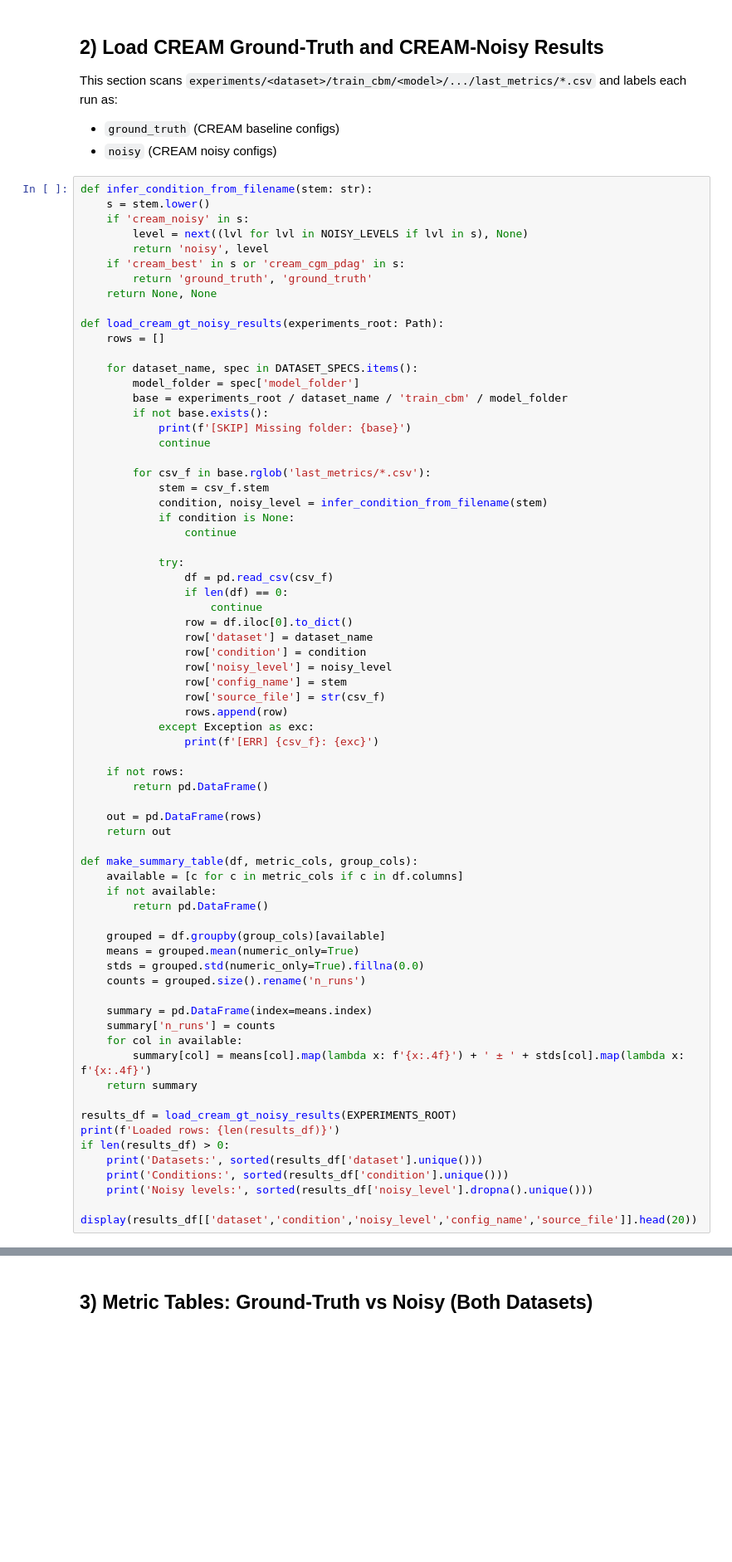
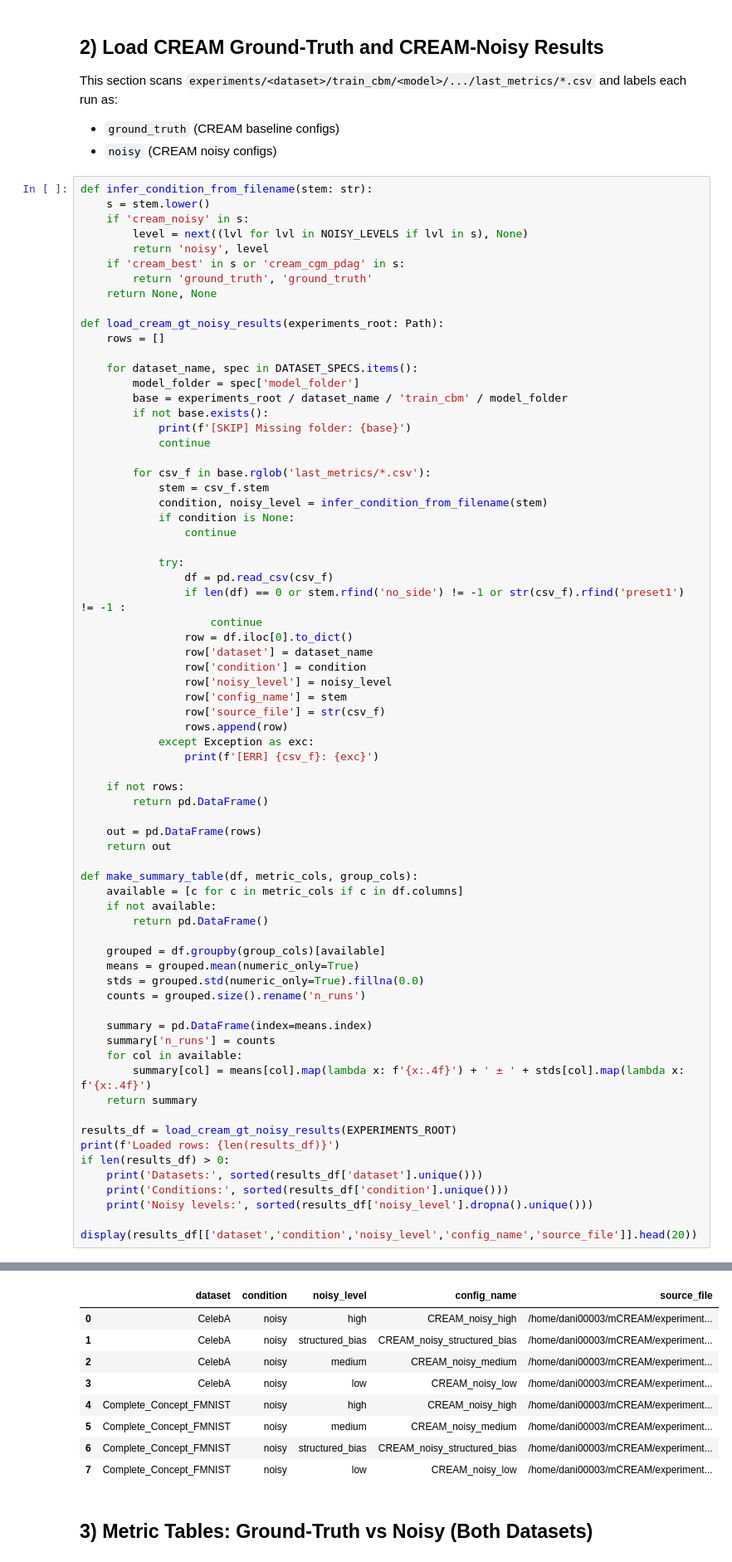
Before and after one commit to daniyaniazi/mCREAM, a Jupyter notebook: notebook/cream_noisy_analysis.ipynb, the cells around one changed output, grey strips where cells are left out. Shown at 83% size. Saved outputs shown, nothing was run; the diff lists cells and outputs as text; blank space fills up the shorter version.

```diff
--- a/notebook/cream_noisy_analysis.ipynb
+++ b/notebook/cream_noisy_analysis.ipynb
@@ -142,7 +149,7 @@ def load_cream_gt_noisy_results(experiments_root: Path):
 
             try:
                 df = pd.read_csv(csv_f)
-                if len(df) == 0:
+                if len(df) == 0 or stem.rfind('no_side') != -1 or str(csv_f).rfind('preset1') != -1 :
                     continue
                 row = df.iloc[0].to_dict()
                 row['dataset'] = dataset_name
@@ -183,3 +190,4 @@ if len(results_df) > 0:
     print('Conditions:', sorted(results_df['condition'].unique()))
     print('Noisy levels:', sorted(results_df['noisy_level'].dropna().unique()))
     display(results_df[['dataset','condition','noisy_level','config_name','source_file']].head(20))
+# %% [output]
@@ -186,3 +198,12 @@ if len(results_df) > 0:
+|  | dataset | condition | noisy_level | config_name | source_file |
+| 0 | CelebA | noisy | high | CREAM_noisy_high | /home/dani00003/mCREAM/experiment... |
+| 1 | CelebA | noisy | structured_bias | CREAM_noisy_structured_bias | /home/dani00003/mCREAM/experiment... |
+| 2 | CelebA | noisy | medium | CREAM_noisy_medium | /home/dani00003/mCREAM/experiment... |
+| 3 | CelebA | noisy | low | CREAM_noisy_low | /home/dani00003/mCREAM/experiment... |
+| 4 | Complete_Concept_FMNIST | noisy | high | CREAM_noisy_high | /home/dani00003/mCREAM/experiment... |
+| 5 | Complete_Concept_FMNIST | noisy | medium | CREAM_noisy_medium | /home/dani00003/mCREAM/experiment... |
+| 6 | Complete_Concept_FMNIST | noisy | structured_bias | CREAM_noisy_structured_bias | /home/dani00003/mCREAM/experiment... |
+| 7 | Complete_Concept_FMNIST | noisy | low | CREAM_noisy_low | /home/dani00003/mCREAM/experiment... |
 # %% [markdown]
 ## 3) Metric Tables: Ground-Truth vs Noisy (Both Datasets)
 # %%
```
Also changed, not shown: parts of 5 cells of this notebook, 10 other files.
